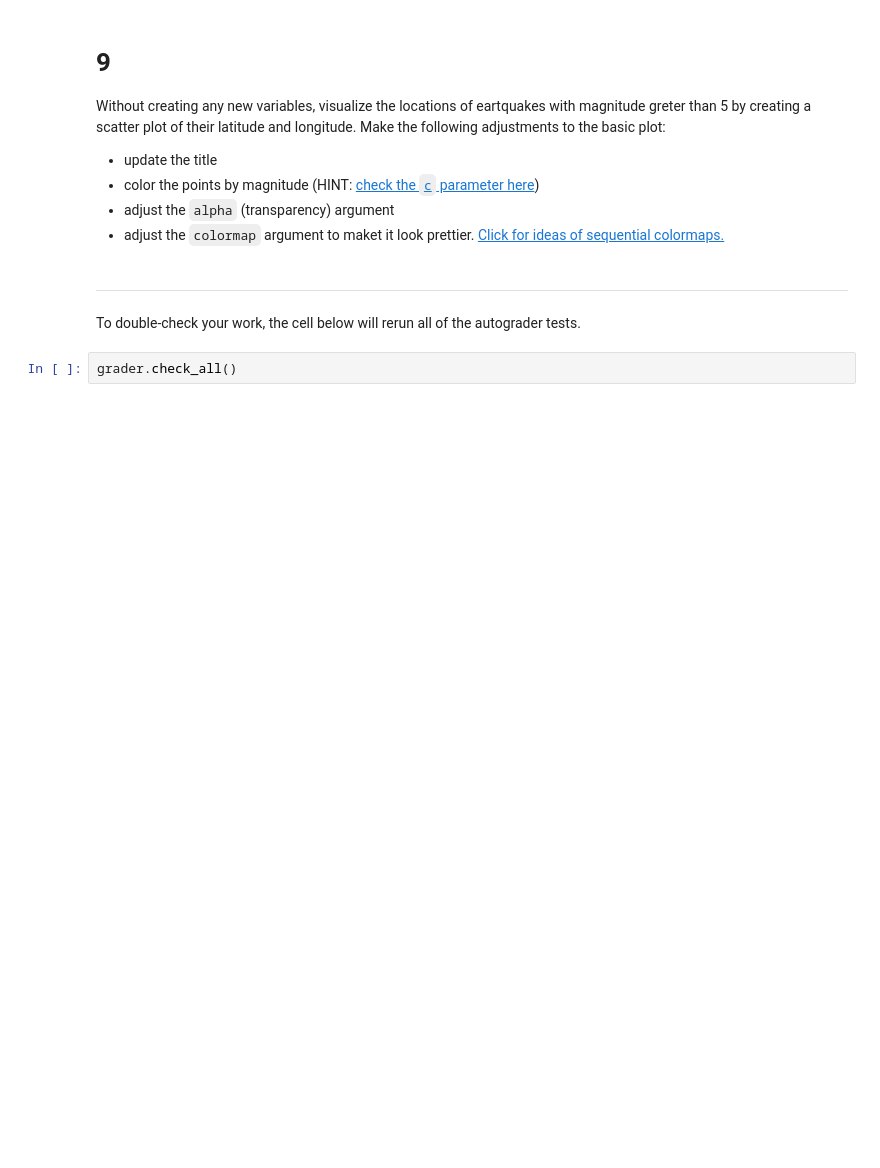
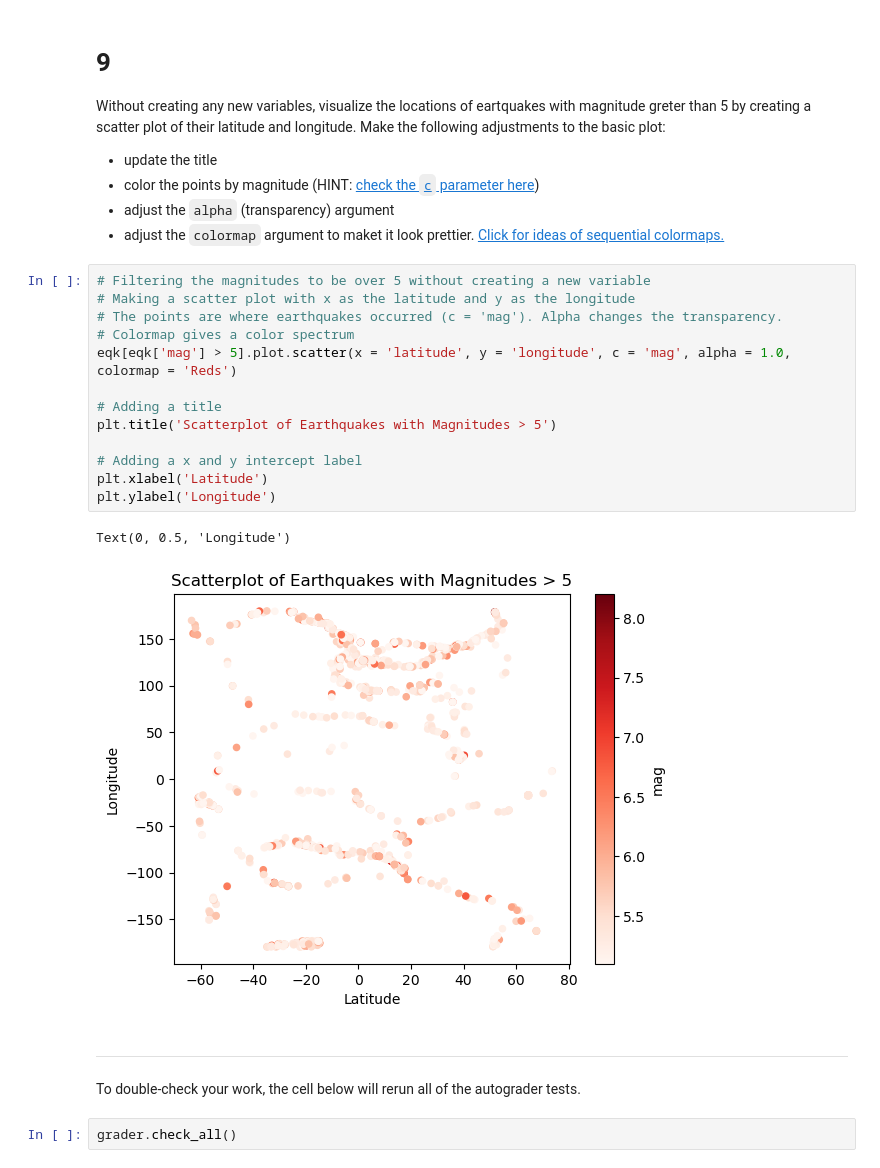
Before and after one commit to kailani-boop/eds220-hwk1-kailani, a Jupyter notebook: task3/hwk1-task3-earthquakes.ipynb, the cells around one changed output. Saved outputs shown, nothing was run; the diff lists cells and outputs as text; blank space fills up the shorter version.

```diff
--- a/task3/hwk1-task3-earthquakes.ipynb
+++ b/task3/hwk1-task3-earthquakes.ipynb
@@ -295,6 +316,22 @@ Without creating any new variables, visualize the locations of eartquakes with m
 - color the points by magnitude (HINT: [check the `c` parameter here](https://pandas.pydata.org/pandas-docs/stable/reference/api/pandas.DataFrame.plot.scatter.html))
 - adjust the `alpha` (transparency) argument
 - adjust the `colormap` argument to maket it look prettier. [Click for ideas of sequential colormaps.](https://matplotlib.org/stable/users/explain/colors/colormaps.html)
+# %%
+# Filtering the magnitudes to be over 5 without creating a new variable
+# Making a scatter plot with x as the latitude and y as the longitude
+# The points are where earthquakes occurred (c = 'mag'). Alpha changes the transparency.
+# Colormap gives a color spectrum
+eqk[eqk['mag'] > 5].plot.scatter(x = 'latitude', y = 'longitude', c = 'mag', alpha = 1.0, colormap = 'Reds')
+
+# Adding a title
+plt.title('Scatterplot of Earthquakes with Magnitudes > 5')
+
+# Adding a x and y intercept label
+plt.xlabel('Latitude')
+plt.ylabel('Longitude')
+# %% [output]
+Text(0, 0.5, 'Longitude')
+[figure, added]
 # %% [markdown]
 ---
 
```
Also changed, not shown: parts of 5 cells of this notebook.
